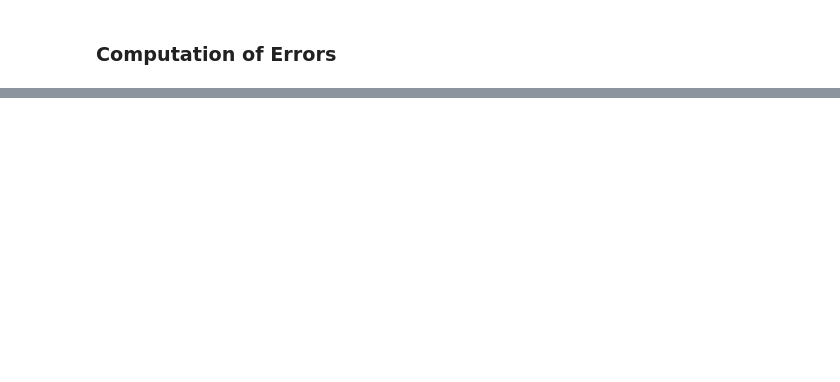
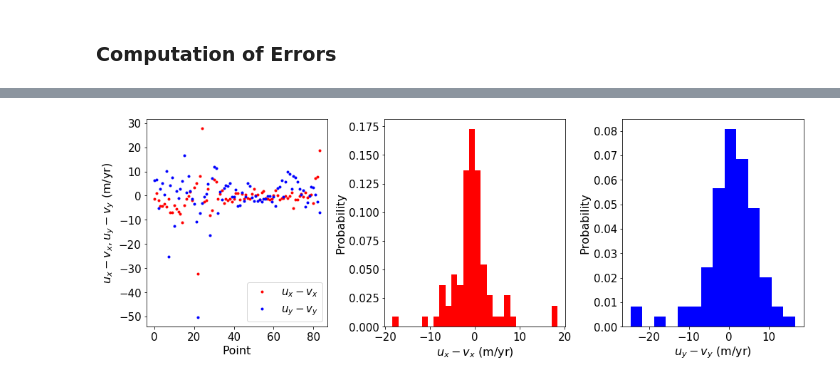
Before and after one commit to fastice/calval, a Jupyter notebook: mytestnotebook.ipynb, the cells around one changed output, grey strips where cells are left out. Drawn from its saved outputs; the diff is of its cells as text; code cells hidden in the pictures; blank space fills up the shorter version.

```diff
--- a/mytestnotebook.ipynb
+++ b/mytestnotebook.ipynb
@@ -102,0 +128,5 @@ myTabFast
+# %%
+vxF, vyF, vvF, iGoodF = myCVPts.vRangeData(myVel, 20, 1000)
+myCVPts.showDiffs(myVel, 20., 1000.)
+# %% [output]
+[figure, added]
```
Also changed, not shown: parts of 34 cells of this notebook.
